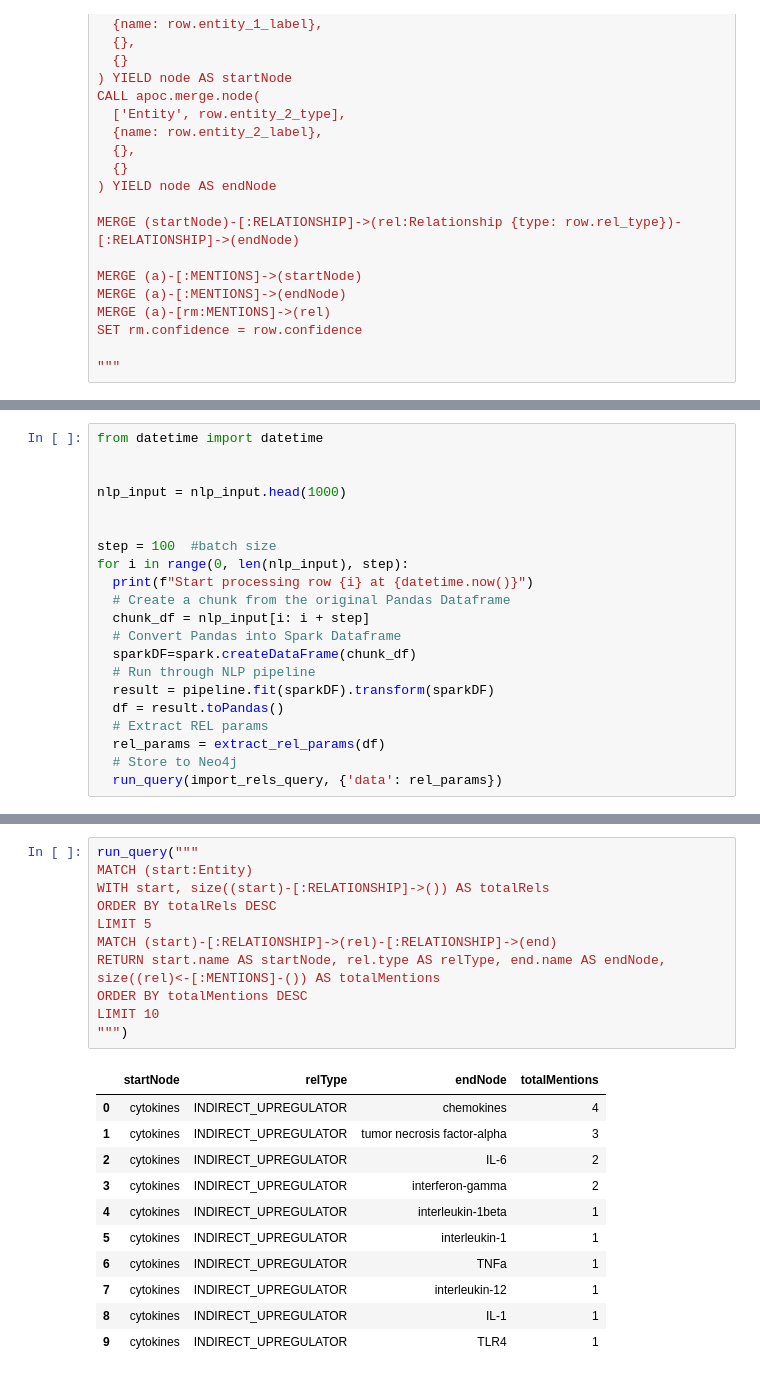
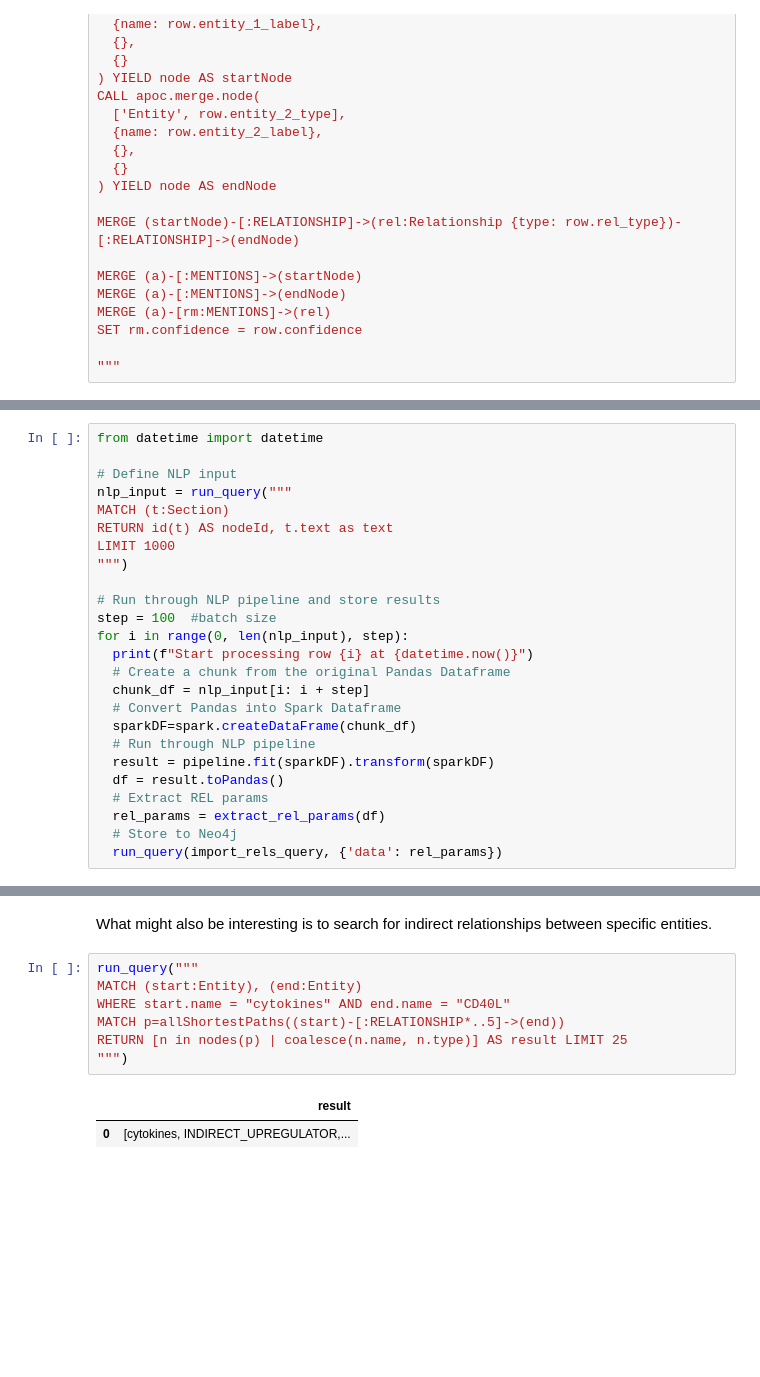
Before and after one commit to tomasonjo/blogs, a Jupyter notebook: pubmed/Pubmed NLP.ipynb, the cells around one changed output, grey strips where cells are left out. Drawn from its saved outputs; the diff is of its cells as text; blank space fills up the shorter version.

```diff
--- a/pubmed/Pubmed NLP.ipynb
+++ b/pubmed/Pubmed NLP.ipynb
@@ -457,10 +482,14 @@ SET rm.confidence = row.confidence
 # %%
 from datetime import datetime
 
+# Define NLP input
+nlp_input = run_query("""
+MATCH (t:Section)
+RETURN id(t) AS nodeId, t.text as text
+LIMIT 1000
+""")
 
-nlp_input = nlp_input.head(1000)
-
-
+# Run through NLP pipeline and store results
 step = 100  #batch size
 for i in range(0, len(nlp_input), step):
   print(f"Start processing row {i} at {datetime.now()}")
@@ -534,23 +554,12 @@ RETURN start.name AS startNode, r.type AS rel_type, end.name AS endNode, totalMe
-# %%
-run_query("""
-MATCH (start:Entity)
-WITH start, size((start)-[:RELATIONSHIP]->()) AS totalRels
-ORDER BY totalRels DESC
-LIMIT 5
-MATCH (start)-[:RELATIONSHIP]->(rel)-[:RELATIONSHIP]->(end)
-RETURN start.name AS startNode, rel.type AS relType, end.name AS endNode, size((rel)<-[:MENTIONS]-()) AS totalMentions
-ORDER BY totalMentions DESC
-LIMIT 10
-""")
-# %% [output]
-|  | startNode | relType | endNode | totalMentions |
-| 0 | cytokines | INDIRECT_UPREGULATOR | chemokines | 4 |
-| 1 | cytokines | INDIRECT_UPREGULATOR | tumor necrosis factor-alpha | 3 |
-| 2 | cytokines | INDIRECT_UPREGULATOR | IL-6 | 2 |
-| 3 | cytokines | INDIRECT_UPREGULATOR | interferon-gamma | 2 |
-| 4 | cytokines | INDIRECT_UPREGULATOR | interleukin-1beta | 1 |
-| 5 | cytokines | INDIRECT_UPREGULATOR | interleukin-1 | 1 |
-| 6 | cytokines | INDIRECT_UPREGULATOR | TNFa | 1 |
-| 7 | cytokines | INDIRECT_UPREGULATOR | interleukin-12 | 1 |
-| 8 | cytokines | INDIRECT_UPREGULATOR | IL-1 | 1 |
-| 9 | cytokines | INDIRECT_UPREGULATOR | TLR4 | 1 |
+# %% [markdown]
+What might also be interesting is to search for indirect relationships between specific entities.
+# %%
+run_query("""
+MATCH (start:Entity), (end:Entity)
+WHERE start.name = "cytokines" AND end.name = "CD40L"
+MATCH p=allShortestPaths((start)-[:RELATIONSHIP*..5]->(end))
+RETURN [n in nodes(p) | coalesce(n.name, n.type)] AS result LIMIT 25
+""")
+# %% [output]
+|  | result |
+| 0 | [cytokines, INDIRECT_UPREGULATOR,... |
```
Also changed, not shown: parts of 32 cells of this notebook.
